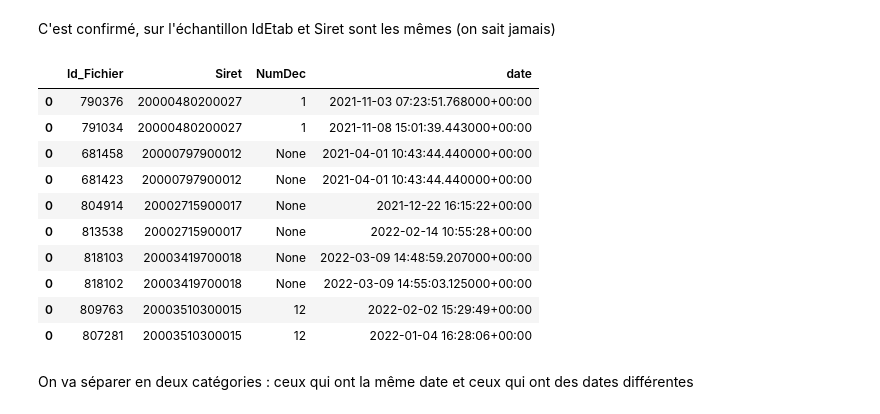
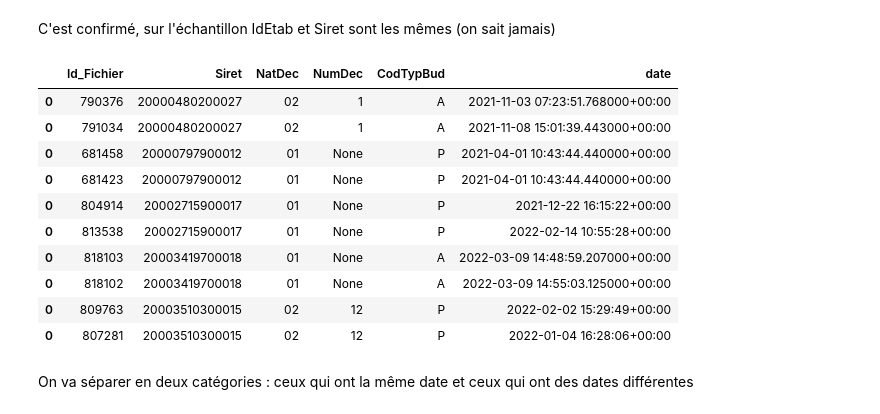
Before and after one commit to Verzocchia/ETL_Lignes_Budget_EV, a Jupyter notebook: recherche_doc_doublon.ipynb, the cells around one changed output. Saved outputs shown, nothing was run; the diff lists cells and outputs as text; code cells hidden in the pictures.

Commit message:
Doc_Doublon : ajout d'une case

```diff
--- a/recherche_doc_doublon.ipynb
+++ b/recherche_doc_doublon.ipynb
@@ -23,19 +23,19 @@ ligne_uniques[['Id_Fichier', 'Siret', 'IdEtab']]
 C'est confirmé, sur l'échantillon IdEtab et Siret sont les mêmes (on sait jamais)
 # %%
 doc_doublon = df_doc[df_doc.duplicated(subset=['Siret', 'Exer', 'NatDec', 'NumDec','CodTypBud'], keep = False)]
-doc_doublon[['Id_Fichier', 'Siret', 'NumDec', 'date']].sort_values(['Siret', 'NumDec']).head(10)
+doc_doublon[['Id_Fichier', 'Siret', 'NatDec','NumDec','CodTypBud', 'date']].sort_values(['Siret', 'NumDec']).head(10)
 # %% [output]
-|  | Id_Fichier | Siret | NumDec | date |
-| 0 | 790376 | 20000480200027 | 1 | 2021-11-03 07:23:51.768000+00:00 |
-| 0 | 791034 | 20000480200027 | 1 | 2021-11-08 15:01:39.443000+00:00 |
-| 0 | 681458 | 20000797900012 | None | 2021-04-01 10:43:44.440000+00:00 |
-| 0 | 681423 | 20000797900012 | None | 2021-04-01 10:43:44.440000+00:00 |
-| 0 | 804914 | 20002715900017 | None | 2021-12-22 16:15:22+00:00 |
-| 0 | 813538 | 20002715900017 | None | 2022-02-14 10:55:28+00:00 |
-| 0 | 818103 | 20003419700018 | None | 2022-03-09 14:48:59.207000+00:00 |
-| 0 | 818102 | 20003419700018 | None | 2022-03-09 14:55:03.125000+00:00 |
-| 0 | 809763 | 20003510300015 | 12 | 2022-02-02 15:29:49+00:00 |
-| 0 | 807281 | 20003510300015 | 12 | 2022-01-04 16:28:06+00:00 |
+|  | Id_Fichier | Siret | NatDec | NumDec | CodTypBud | date |
+| 0 | 790376 | 20000480200027 | 02 | 1 | A | 2021-11-03 07:23:51.768000+00:00 |
+| 0 | 791034 | 20000480200027 | 02 | 1 | A | 2021-11-08 15:01:39.443000+00:00 |
+| 0 | 681458 | 20000797900012 | 01 | None | P | 2021-04-01 10:43:44.440000+00:00 |
+| 0 | 681423 | 20000797900012 | 01 | None | P | 2021-04-01 10:43:44.440000+00:00 |
+| 0 | 804914 | 20002715900017 | 01 | None | P | 2021-12-22 16:15:22+00:00 |
+| 0 | 813538 | 20002715900017 | 01 | None | P | 2022-02-14 10:55:28+00:00 |
+| 0 | 818103 | 20003419700018 | 01 | None | A | 2022-03-09 14:48:59.207000+00:00 |
+| 0 | 818102 | 20003419700018 | 01 | None | A | 2022-03-09 14:55:03.125000+00:00 |
+| 0 | 809763 | 20003510300015 | 02 | 12 | P | 2022-02-02 15:29:49+00:00 |
+| 0 | 807281 | 20003510300015 | 02 | 12 | P | 2022-01-04 16:28:06+00:00 |
 # %% [markdown]
 On va séparer en deux catégories : ceux qui ont la même date et ceux qui ont des dates différentes
 # %%
```
Also changed, not shown: 1 other file.
